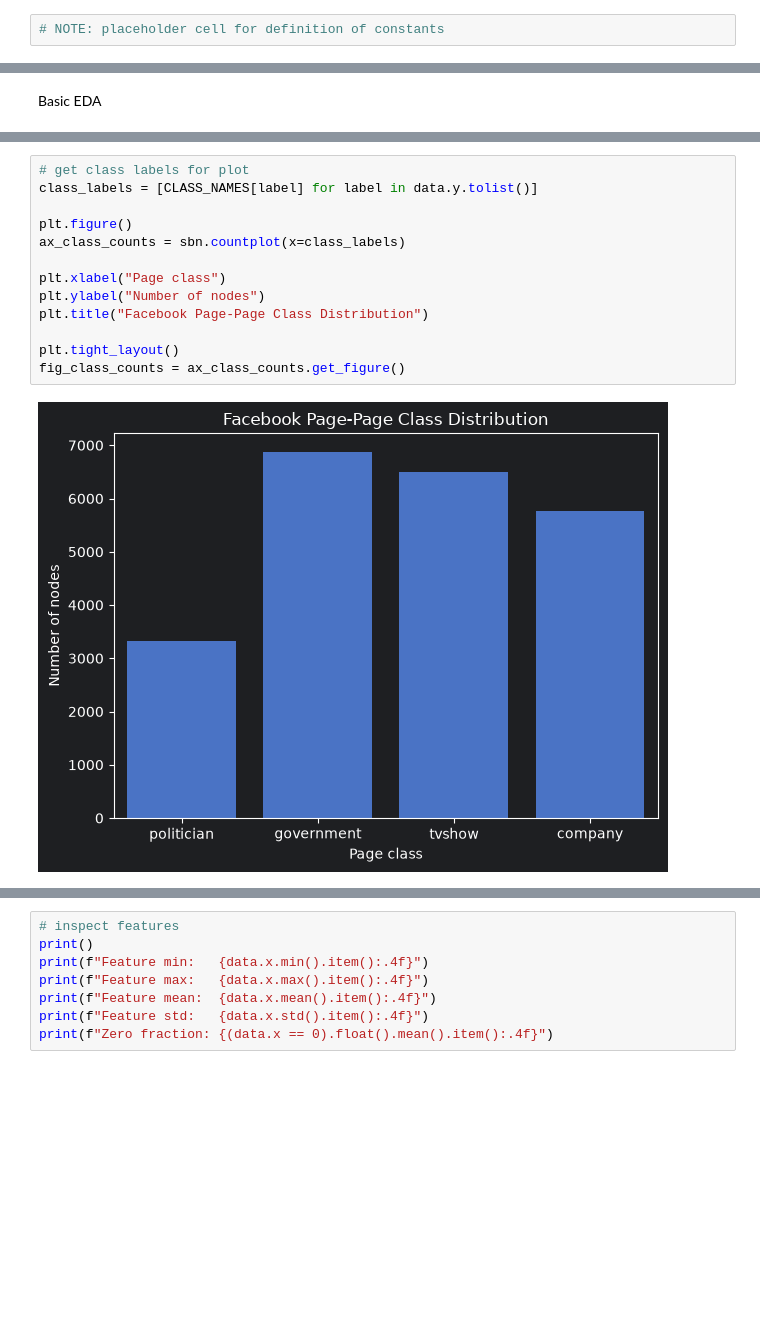
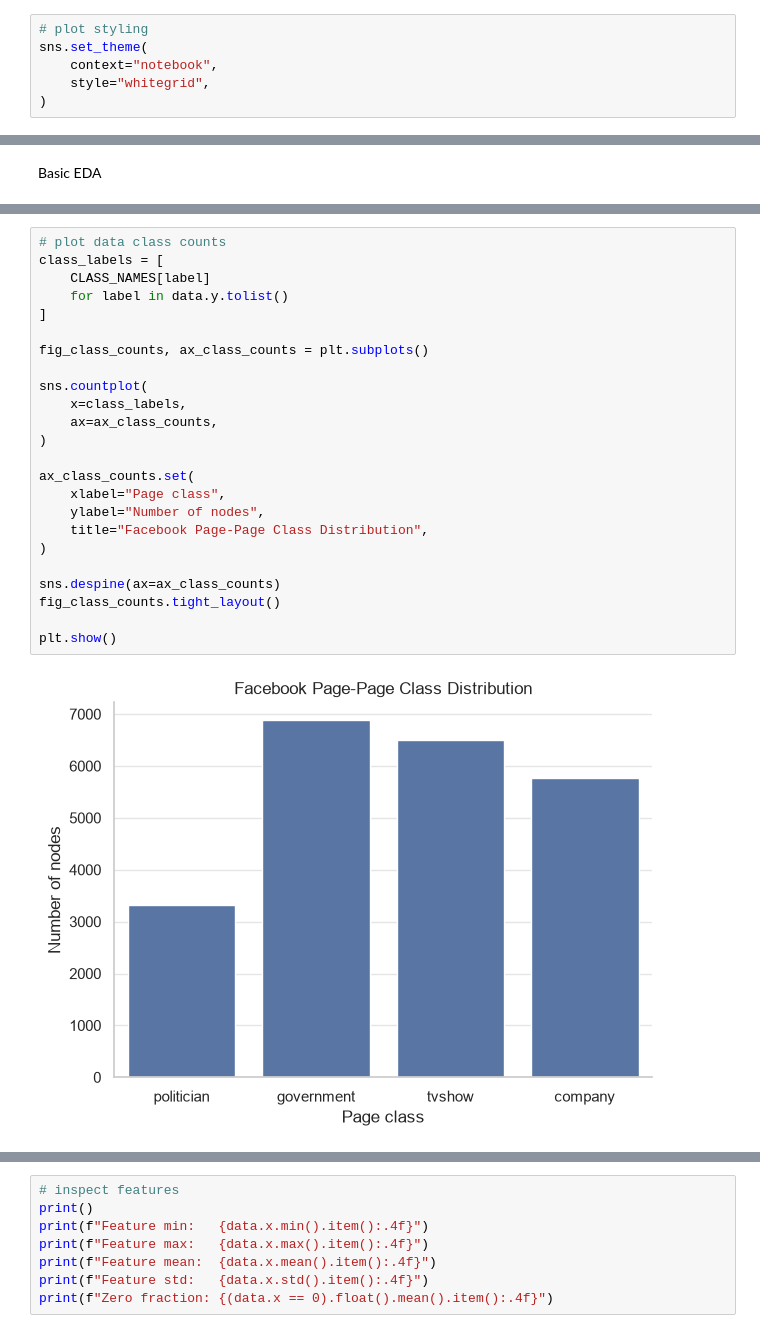
Before and after one commit to dm-uq/PatternAnalysis-2026, a Jupyter notebook: recognition/MultiLayer_GNN_s45506053/01_data_pipeline.ipynb, the cells around one changed output, grey strips where cells are left out. Cells and saved outputs as stored; diff of their text form; blank space fills up the shorter version.

```diff
--- a/recognition/MultiLayer_GNN_s45506053/01_data_pipeline.ipynb
+++ b/recognition/MultiLayer_GNN_s45506053/01_data_pipeline.ipynb
@@ -28,7 +29,11 @@ PyG FacebookPagePage:
 # %% [markdown]
 Constants
 # %%
-# NOTE: placeholder cell for definition of constants
+# plot styling
+sns.set_theme(
+    context="notebook",
+    style="whitegrid",
+)
 # %% [markdown]
 #### Data Inspection
 # %%
@@ -89,17 +87,28 @@ Class distribution:
   company   :  5768 (25.67%)
   politician:  3327 (14.81%)
 # %%
-# get class labels for plot
-class_labels = [CLASS_NAMES[label] for label in data.y.tolist()]
+# plot data class counts
+class_labels = [
+    CLASS_NAMES[label]
+    for label in data.y.tolist()
+]
 
-plt.figure()
-ax_class_counts = sbn.countplot(x=class_labels)
+fig_class_counts, ax_class_counts = plt.subplots()
 
-plt.xlabel("Page class")
-plt.ylabel("Number of nodes")
-plt.title("Facebook Page-Page Class Distribution")
+sns.countplot(
+    x=class_labels,
+    ax=ax_class_counts,
+)
 
-plt.tight_layout()
-fig_class_counts = ax_class_counts.get_figure()
+ax_class_counts.set(
+    xlabel="Page class",
+    ylabel="Number of nodes",
+    title="Facebook Page-Page Class Distribution",
+)
+
+sns.despine(ax=ax_class_counts)
+fig_class_counts.tight_layout()
+
+plt.show()
 # %% [output]
-[figure, old version]
+[figure, new version]
```
Also changed, not shown: parts of 9 cells of this notebook, 3 other files.
